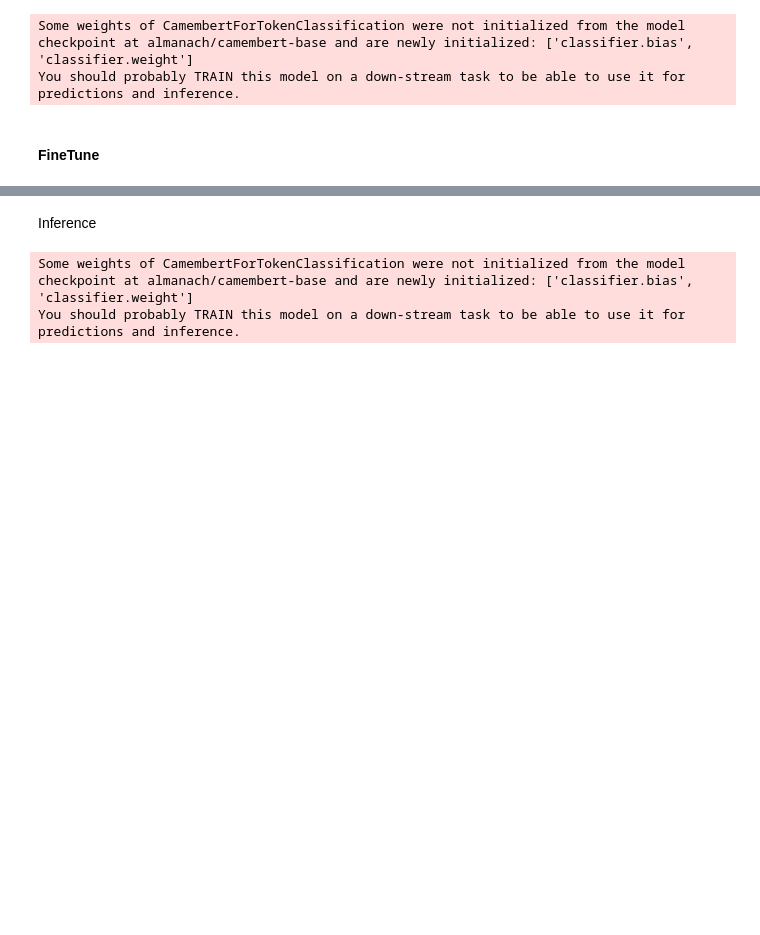
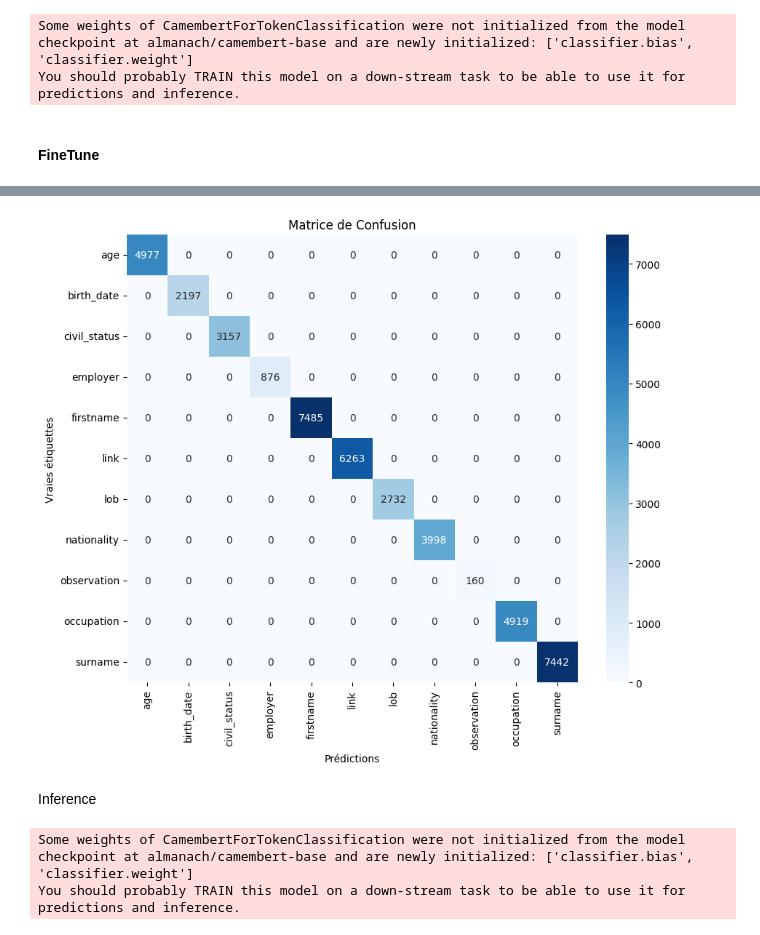
Before and after one commit to cdechaux/Projet_NLP_3A, a Jupyter notebook: scripts/models.ipynb, the cells around one changed output, grey strips where cells are left out. Drawn from its saved outputs; the diff is of its cells as text; code cells hidden in the pictures; blank space fills up the shorter version.

```diff
--- a/scripts/models.ipynb
+++ b/scripts/models.ipynb
@@ -253,3 +335,34 @@ trainer.train()
+# %%
+from sklearn.metrics import confusion_matrix
+import seaborn as sns
+import matplotlib.pyplot as plt
+
+# Récupérer les vraies étiquettes et les prédictions pour chaque tag
+true_tags = [tag for tag in results.keys() if isinstance(results[tag], dict)]
+predicted_tags = [tag for tag in results.keys() if isinstance(results[tag], dict)]
+
+true_labels = []
+predicted_labels = []
+
+for tag in true_tags:
+    true_labels.extend([tag] * results[tag]['number'])
+    predicted_labels.extend([tag] * results[tag]['number'])
+
+# Créer la matrice de confusion
+conf_matrix = confusion_matrix(true_labels, predicted_labels, labels=true_tags)
+
+# Créer un DataFrame pour la matrice de confusion
+conf_df = pd.DataFrame(conf_matrix, index=true_tags, columns=predicted_tags)
+
+# Afficher la matrice de confusion avec seaborn
+plt.figure(figsize=(10, 8))
+sns.heatmap(conf_df, annot=True, fmt="d", cmap="Blues")
+plt.xlabel("Prédictions")
+plt.ylabel("Vraies étiquettes")
+plt.title("Matrice de Confusion")
+plt.show()
+# %% [output]
+[figure, added]
 # %% [markdown]
 Inference
 # %%
```
Also changed, not shown: parts of 14 cells of this notebook.
